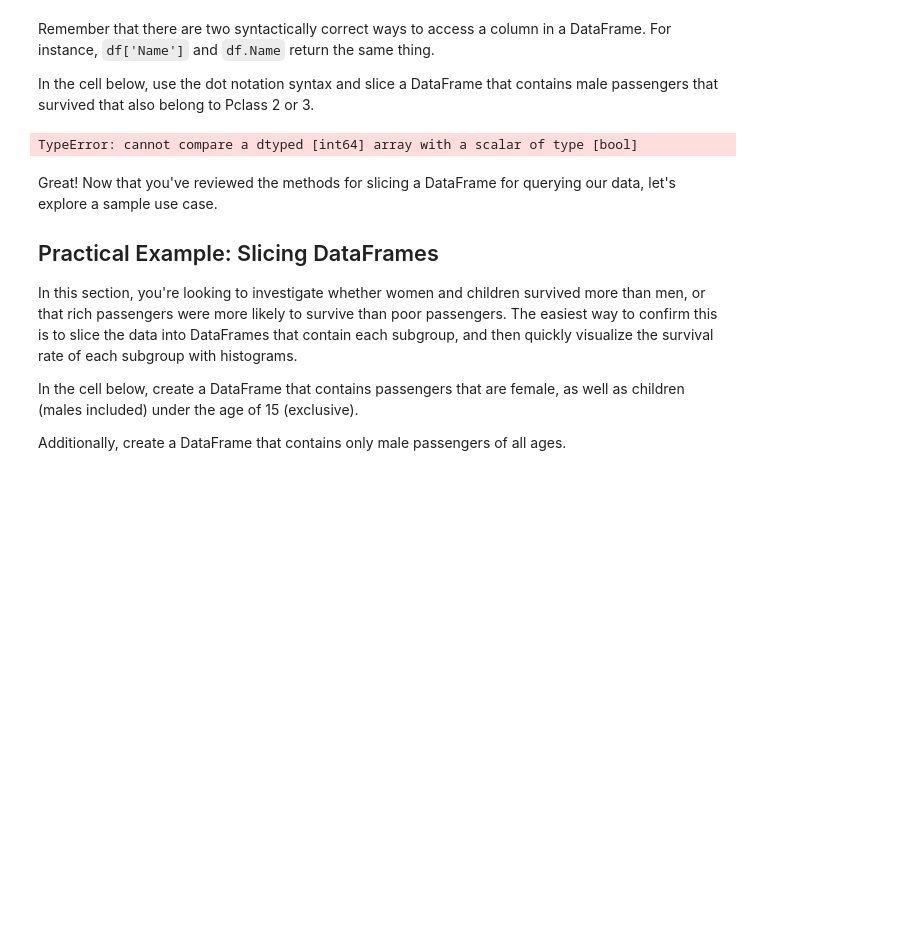
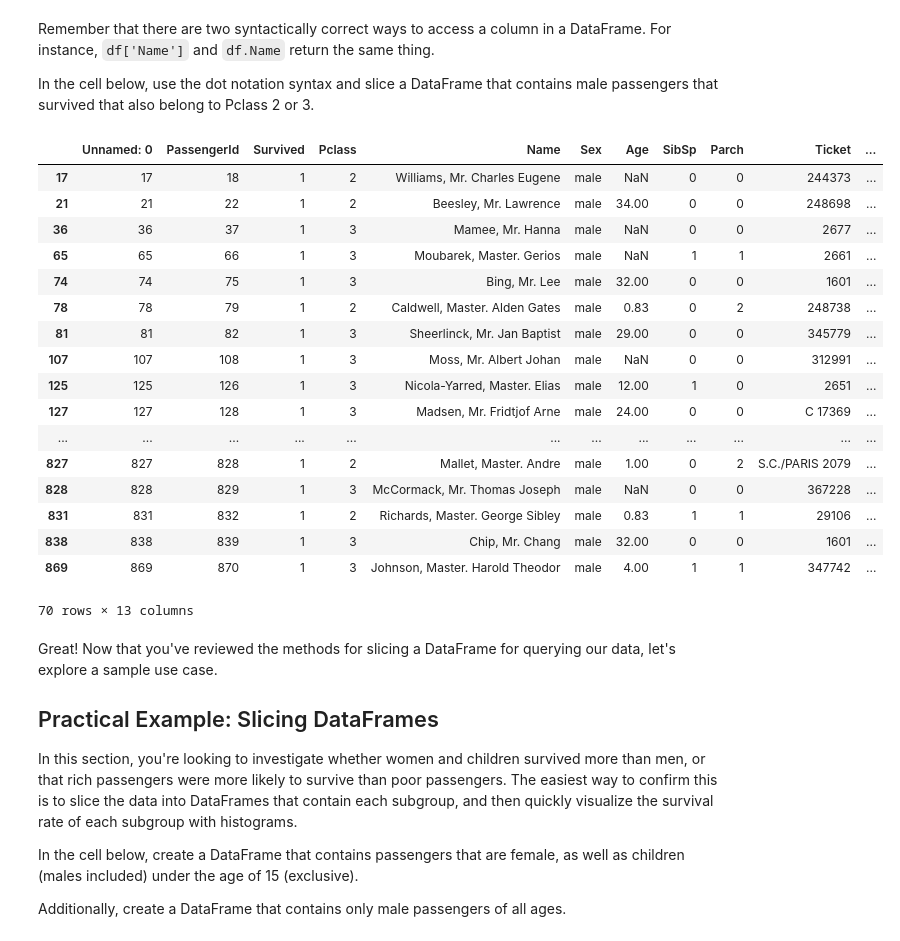
Before and after one commit to nic464/dsc-enterprise-hsbc-using-sql-with-pandas-lab-hsbc-ds-081319, a Jupyter notebook: index.ipynb, the cells around one changed output. Drawn from its saved outputs; the diff is of its cells as text; code cells hidden in the pictures; blank space fills up the shorter version.

```diff
--- a/index.ipynb
+++ b/index.ipynb
@@ -96,10 +96,27 @@ Remember that there are two syntactically correct ways to access a column in a D
 
 In the cell below, use the dot notation syntax and slice a DataFrame that contains male passengers that survived that also belong to Pclass 2 or 3.
 # %%
-poor_male_survivors_df = no_first_class_df[no_first_class_df.Sex == 'male') & df.Survived == 1]
+poor_male_survivors_df = no_first_class_df[(no_first_class_df.Sex == 'male') & df.Survived == 1]
 poor_male_survivors_df
 # %% [output]
+|  | Unnamed: 0 | PassengerId | Survived | Pclass | Name | Sex | Age | SibSp | Parch | Ticket | ... |
+| 17 | 17 | 18 | 1 | 2 | Williams, Mr. Charles Eugene | male | NaN | 0 | 0 | 244373 | ... |
+| 21 | 21 | 22 | 1 | 2 | Beesley, Mr. Lawrence | male | 34.00 | 0 | 0 | 248698 | ... |
+| 36 | 36 | 37 | 1 | 3 | Mamee, Mr. Hanna | male | NaN | 0 | 0 | 2677 | ... |
+| 65 | 65 | 66 | 1 | 3 | Moubarek, Master. Gerios | male | NaN | 1 | 1 | 2661 | ... |
+| 74 | 74 | 75 | 1 | 3 | Bing, Mr. Lee | male | 32.00 | 0 | 0 | 1601 | ... |
+| 78 | 78 | 79 | 1 | 2 | Caldwell, Master. Alden Gates | male | 0.83 | 0 | 2 | 248738 | ... |
+| 81 | 81 | 82 | 1 | 3 | Sheerlinck, Mr. Jan Baptist | male | 29.00 | 0 | 0 | 345779 | ... |
+| 107 | 107 | 108 | 1 | 3 | Moss, Mr. Albert Johan | male | NaN | 0 | 0 | 312991 | ... |
+| 125 | 125 | 126 | 1 | 3 | Nicola-Yarred, Master. Elias | male | 12.00 | 1 | 0 | 2651 | ... |
+| 127 | 127 | 128 | 1 | 3 | Madsen, Mr. Fridtjof Arne | male | 24.00 | 0 | 0 | C 17369 | ... |
+| ... | ... | ... | ... | ... | ... | ... | ... | ... | ... | ... | ... |
+| 827 | 827 | 828 | 1 | 2 | Mallet, Master. Andre | male | 1.00 | 0 | 2 | S.C./PARIS 2079 | ... |
+| 828 | 828 | 829 | 1 | 3 | McCormack, Mr. Thomas Joseph | male | NaN | 0 | 0 | 367228 | ... |
+| 831 | 831 | 832 | 1 | 2 | Richards, Master. George Sibley | male | 0.83 | 1 | 1 | 29106 | ... |
+| 838 | 838 | 839 | 1 | 3 | Chip, Mr. Chang | male | 32.00 | 0 | 0 | 1601 | ... |
+| 869 | 869 | 870 | 1 | 3 | Johnson, Master. Harold Theodor | male | 4.00 | 1 | 1 | 347742 | ... |
-TypeError: cannot compare a dtyped [int64] array with a scalar of type [bool]
+70 rows × 13 columns
 # %% [markdown]
 Great! Now that you've reviewed the methods for slicing a DataFrame for querying our data, let's explore a sample use case.
 
```
